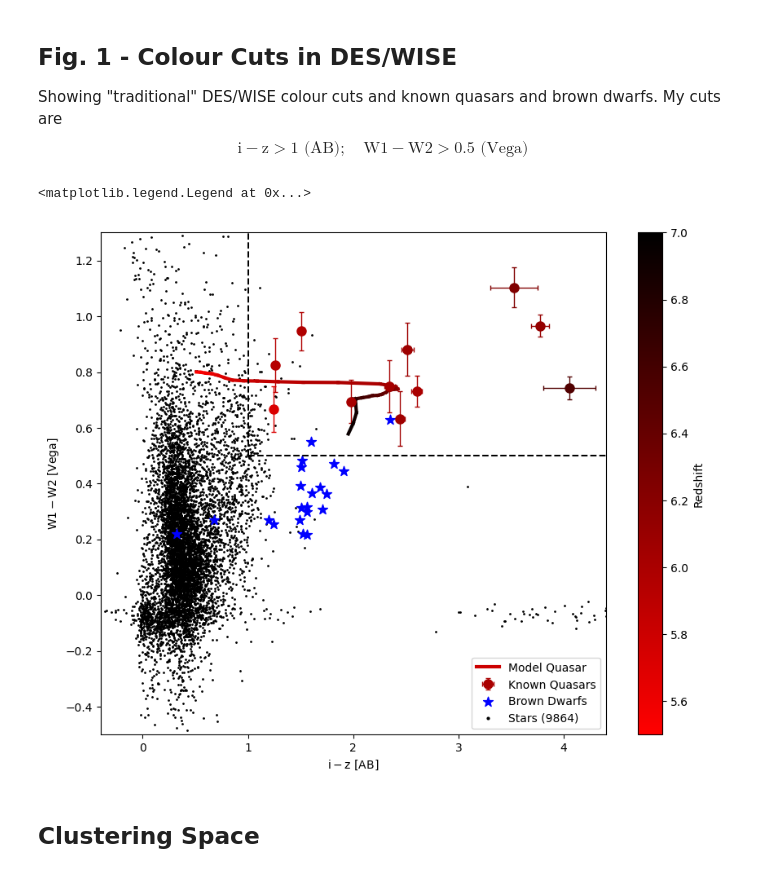
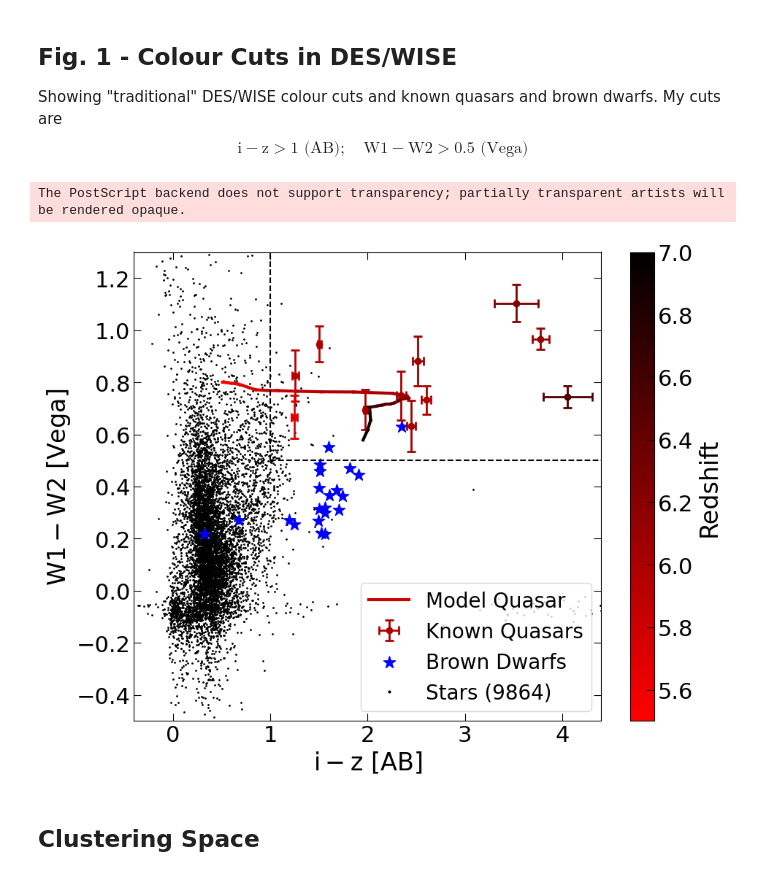
Before and after one commit to xbyrne/glq_mpia, a Jupyter notebook: notebooks/_figures_for_paper.ipynb, the cells around one changed output. Cells and saved outputs as stored; diff of their text form; code cells hidden in the pictures.

```diff
--- a/notebooks/_figures_for_paper.ipynb
+++ b/notebooks/_figures_for_paper.ipynb
@@ -1,10 +1,16 @@
 # %% [markdown]
 # Figures
 # %%
+import os
 import numpy as np
 import pandas as pd
 import matplotlib.pyplot as plt
-from matplotlib import cm, colors, lines
+from matplotlib import cm, colors, lines, style
+import bokeh
+from bokeh import plotting
+from astropy.io import fits
+from pyphot import unit, Filter
+style.use('./style.mplstyle')
 # %% [markdown]
 ## Fig. 1 - Colour Cuts in DES/WISE
 
@@ -54,7 +60,7 @@ star_sc = ax.scatter(
 # Plotting dwarfs
 dwf_sc = ax.scatter(
     dwarfs_df['i-z'], dwarfs_df['W1-W2'],
-    marker='*',c='b',s=80,
+    marker='*',c='b',s=150,
     label='Brown Dwarfs'
 )
 
@@ -68,8 +74,8 @@ for i, row in hzq_df.iterrows():
     hzq_eb = ax.errorbar(
         row['i-z'], row['W1-W2_vg'],
         xerr=row['i-z_err'], yerr=row['W1-W2_err'],
-        fmt='o', mfc=col, mec=col, ms=8,
-        elinewidth=1, ecolor=col, capsize=2.5,
+        fmt='o', mfc=col, mec=col, ms=6,
+        elinewidth=2, ecolor=col, capsize=4, capthick=2,
         label='Known Quasars'
     )
 
@@ -89,35 +95,37 @@ for ((i, row1), (j,row2)) in zip(
 # Colorbar
 redshift_colors = np.zeros((256,4))
 redshift_colors[:,3] = 1.
 redshift_colors[:,0] = np.linspace(1.,0.,256)
 redshift_cmap = colors.ListedColormap(redshift_colors)
 cbar = fg.colorbar(
     cm.ScalarMappable(
         norm=colors.Normalize(vmin=5.5, vmax=7.),
         cmap=redshift_cmap
     ), ax=ax
 )
 cbar.ax.set_ylabel('Redshift')
 
 # Selection lines
 ax.vlines(1., .5, 1.3, colors='k', linestyles='dashed')
 ax.hlines(.5, 1., 4.4, colors='k', linestyles='dashed')
 
 ax.set_xlabel(r'$\mathrm{i}-\mathrm{z}$ [AB]')
 ax.set_ylabel(r'$\mathrm{W1}-\mathrm{W2}$ [Vega]')
 ax.set_xlim(-.4,4.4)
 ax.set_ylim(-.5,1.3)
 # Legend
 legend_elements = [
     lines.Line2D([0],[0], c=[.8,0,0,1], lw=3, label='Model Quasar'),
     hzq_eb,
     dwf_sc,
     lines.Line2D([0],[0],c='k',lw=0,marker='o',ms=2, label=f'Stars ({len(tile_stars)})')
 ]
 ax.legend(handles=legend_elements, loc='lower right')
+fg.tight_layout()
+fg.savefig('../figs/selection_criteria.eps', format='eps')
 # %% [output]
-<matplotlib.legend.Legend at 0x...>
+The PostScript backend does not support transparency; partially transparent artists will be rendered opaque.
-[figure, old version]
+[figure, new version]
 # %% [markdown]
 ## Clustering Space
 # %%
```
Also changed, not shown: parts of 11 cells of this notebook, 25 other files.
